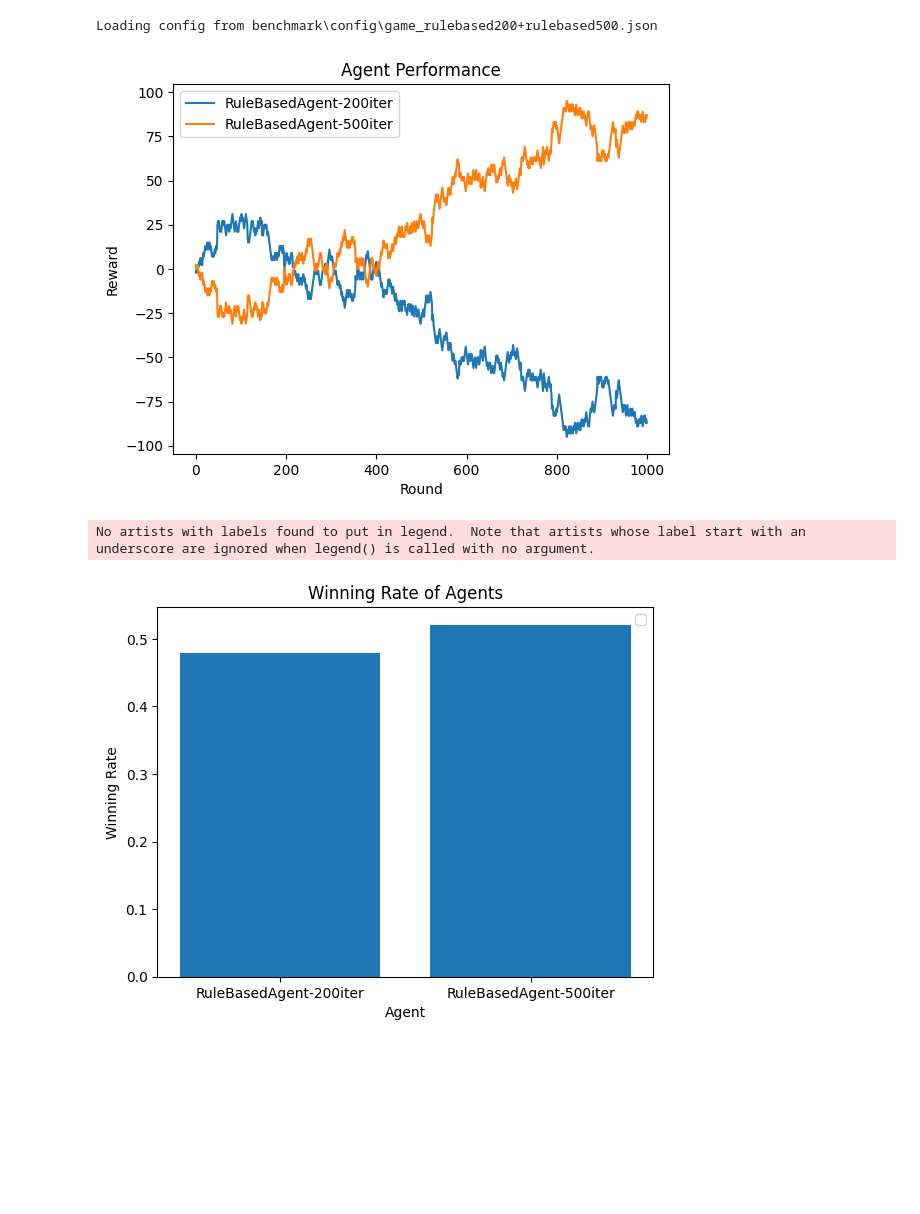
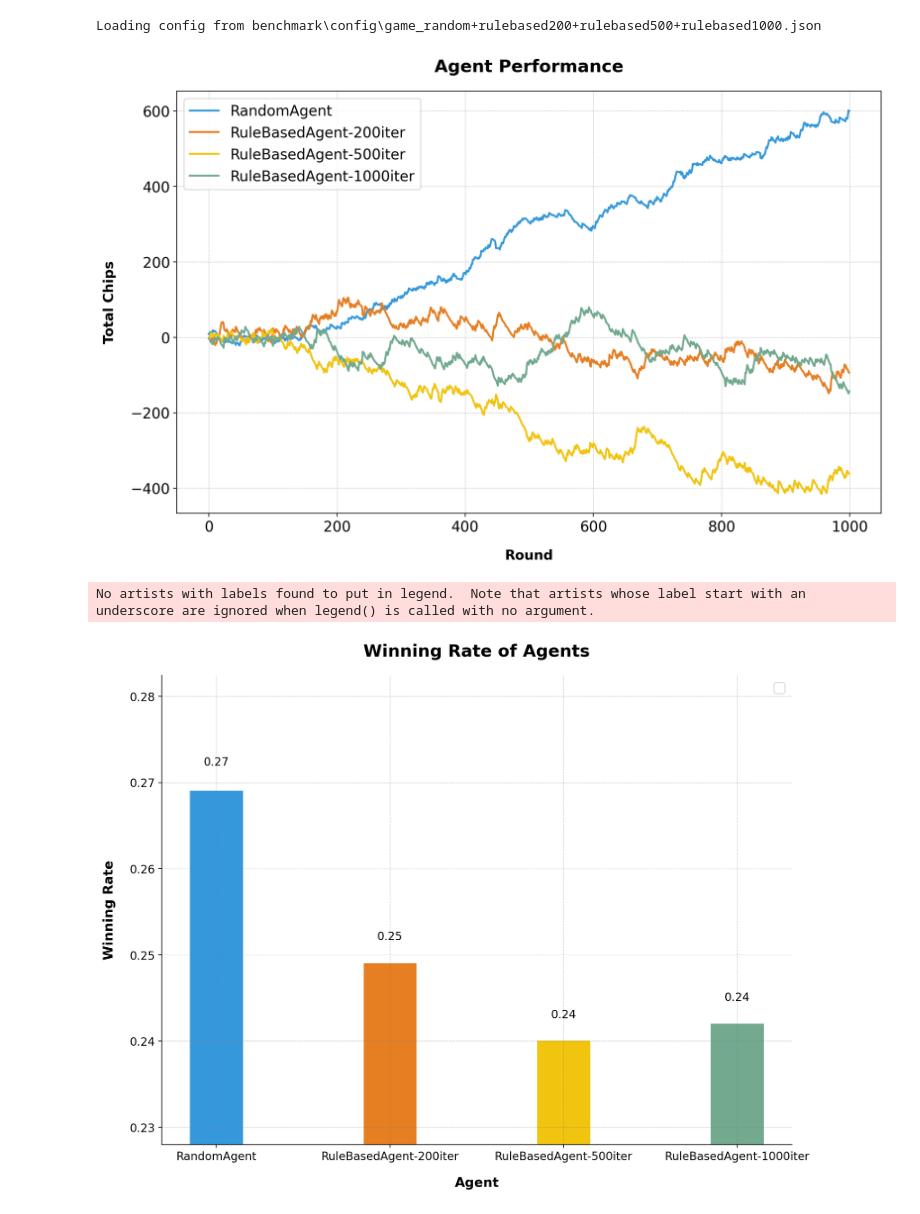
Before and after one commit to profetia/holdem, a Jupyter notebook: benchmark.ipynb, the cells around one changed output. Cells and saved outputs as stored; diff of their text form; code cells hidden in the pictures; blank space fills up the shorter version.

Commit message:
upd: make plot more pretty

```diff
--- a/benchmark.ipynb
+++ b/benchmark.ipynb
@@ -73,11 +73,11 @@ parser.add_argument(
 )
 
 args = parser.parse_args(
-    ["--config", "benchmark\config\game_rulebased200+rulebased500.json", "--name", "rulebased200+rulebased500"]
+    ["--config", "benchmark\config\game_random+rulebased200+rulebased500+rulebased1000.json", "--name", "random+rulebased200+rulebased500+rulebased1000"]
 )
 config = get_config(args=args)
 # %% [output]
-Loading config from benchmark\config\game_rulebased200+rulebased500.json
+Loading config from benchmark\config\game_random+rulebased200+rulebased500+rulebased1000.json
 # %%
 trajectories_list, payoffs_list = run_game(config)
 # %%
@@ -86,20 +87,28 @@ import numpy as np
 # %%
 def plot_payoffs(config:Dict[str, Any], payoffs_list:List[List[float]], output_image:str|None= None) -> None:
     payoff_array = np.array(payoffs_list)
     payoff_array = np.cumsum(payoff_array, axis=0)
+    fig, ax = plt.subplots(figsize=(10, 5))
     for idx, agent_config in enumerate(config['agents']):
-        plt.plot(payoff_array[:,idx], label=agent_config['name'])
-    plt.xlabel('Round')
-    plt.ylabel('Reward')
-    plt.title('Agent Performance')
-    plt.legend()
+        ax.plot(payoff_array[:,idx], label=agent_config['name'], linestyle='-', linewidth=2, color=use_color(agent_config['name']))
+    ax.set_xlabel('Round', fontsize=14, fontweight='bold', labelpad=15)
+    ax.set_ylabel('Total Chips', fontsize=14, fontweight='bold', labelpad=15)
+    ax.legend()
+    ax.set_title('Agent Performance', fontsize=18, fontweight='bold', pad=20)
+    fig.tight_layout()
+
+    fig.set_size_inches(12, 9)
+    fig.set_dpi(200)
+    ax.grid(True, linestyle='--', linewidth=0.5, color='gray', alpha=0.5)
+
+    plt.rcParams.update({'font.size': 12})
     if output_image:
         plt.savefig(output_image)
     plt.show()
 
 plot_payoffs(config=config, payoffs_list=payoffs_list, output_image=os.path.join(config['save_dir'], 'reward.png'))
 # %% [output]
-[figure, old version]
+[figure, new version]
 # %%
 def plot_winning_rate(config:Dict[str, Any], payoffs_list:List[List[float]], output_image:str|None= None) -> None:
     winner_array = np.array(payoffs_list).argmax(axis=1)
@@ -109,10 +118,31 @@ def plot_winning_rate(config:Dict[str, Any], payoffs_list:List[List[float]], out
         names.append(agent_config['name'])
         winning_rates[idx] = (winner_array == idx).sum()
     winning_rates /= config['settings']['total_rounds']
-    plt.bar(names, winning_rates)
-    plt.xlabel('Agent')
-    plt.ylabel('Winning Rate')
-    plt.title('Winning Rate of Agents')
+    min_winning_rate = winning_rates.min()
+    max_winning_rate = winning_rates.max()
+
+    fig, ax = plt.subplots()
+
+    bars = ax.bar(names, winning_rates, width = 0.3)
+    for idx, bar in enumerate(bars):
+        height = bar.get_height()
+        bar.set_color(use_color(names[idx]))
+        ax.text(bar.get_x() + bar.get_width()/2., 1.01*height,
+                '{:.2f}'.format(height),
+                ha='center', va='bottom')
+
+    ax.set_ylim(min_winning_rate * 0.95, max_winning_rate * 1.05)
+    ax.set_xlabel('Agent', fontsize=14, fontweight='bold', labelpad=15)
+    ax.set_ylabel('Winning Rate', fontsize=14, fontweight='bold', labelpad=15)
+    ax.set_title('Winning Rate of Agents', fontsize=18, fontweight='bold', pad=20)
+    ax.grid(True, linestyle='--', linewidth=0.5, color='gray', alpha=0.5)
+    ax.spines['top'].set_visible(False)
+    ax.spines['right'].set_visible(False)
+
+    fig.set_size_inches(12, 9)
+    fig.set_dpi(200)
+
+    plt.rcParams.update({'font.size': 15})
     plt.legend()
     if output_image:
         plt.savefig(output_image)
@@ -121,4 +151,4 @@ def plot_winning_rate(config:Dict[str, Any], payoffs_list:List[List[float]], out
 plot_winning_rate(config=config, payoffs_list=payoffs_list, output_image=os.path.join(config['save_dir'], 'winning_rate.png'))
 # %% [output]
 No artists with labels found to put in legend.  Note that artists whose label start with an underscore are ignored when legend() is called with no argument.
-[figure, old version]
+[figure, new version]
```
Also changed, not shown: parts of 1 cell of this notebook, 1 other file.
